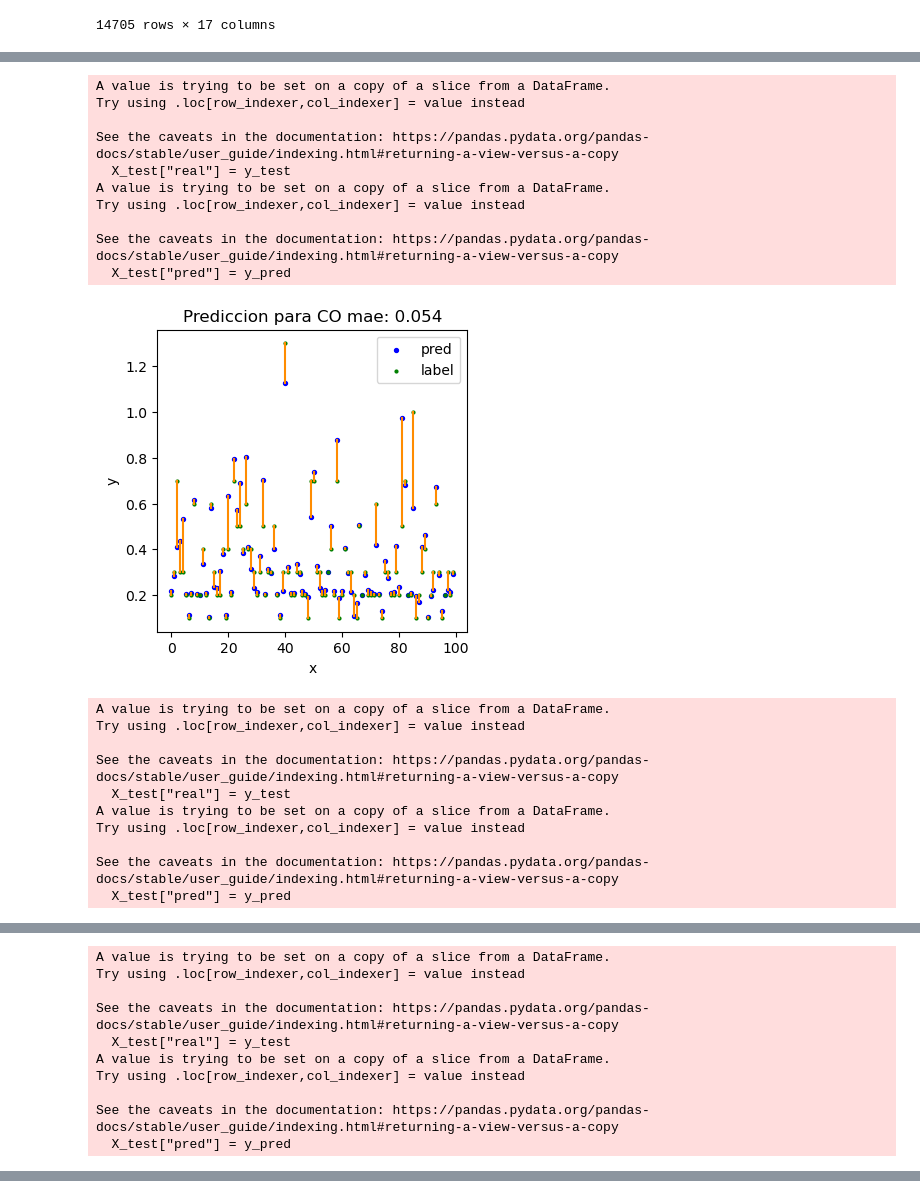
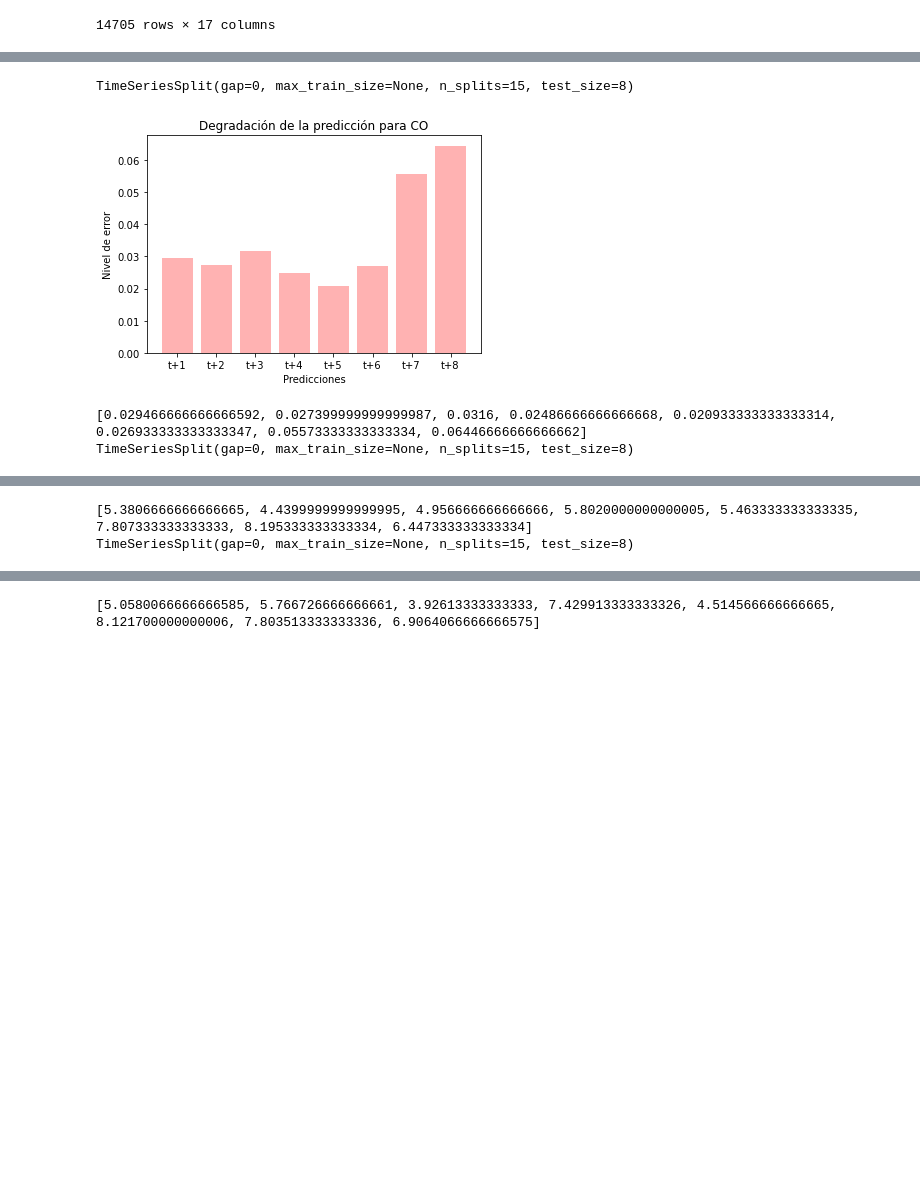
Before and after one commit to albercol/TFG, a Jupyter notebook: Fase3/RandomForest/RandomForestRegressorHoraAnterior.ipynb, the cells around one changed output, grey strips where cells are left out. Drawn from its saved outputs; the diff is of its cells as text; code cells hidden in the pictures; blank space fills up the shorter version.

```diff
--- a/Fase3/RandomForest/RandomForestRegressorHoraAnterior.ipynb
+++ b/Fase3/RandomForest/RandomForestRegressorHoraAnterior.ipynb
@@ -294,7 +303,7 @@ FESTIVO
 columName = index.columns.values
 
 #Seleccionamos las horas que queremos retrasar
-horasRetraso = 10
+horasRetraso = 8
 data_series = series_to_supervised(index, horasRetraso, 0, True, columName)
 data_series
 # %% [output]
@@ -346,30 +363,19 @@ Index(['CO(t-10)', 'NO2(t-10)', 'PM2.5(t-10)', 'O3(t-10)',
 # %%
 colContaminantes = ["CO","NO2", "PM2.5", "O3"]
+
+
 for i in range(len(colContaminantes)) :
+    maes = []
     df2 = data_series.copy()
     #Se ha añadido la prediccion de la hora anterior
     df2[colContaminantes[i]] = index2[colContaminantes[i]]
-    df_test = get_MAE(df2,colContaminantes[i], nColumns)
-    data_series = data_series.drop(colContaminantes[i], axis=1)
+    test, pred = split_test(df2, colContaminantes[i], nColumns.values, horasRetraso, False)
+
+    maes=[mean_absolute_error(test[j],pred[j]) for j in range(horasRetraso)]
+    printGrafError(test, pred, colContaminantes[i],horasRetraso)
+    print(maes)
 # %% [output]
-A value is trying to be set on a copy of a slice from a DataFrame.
-Try using .loc[row_indexer,col_indexer] = value instead
-
-See the caveats in the documentation: https://pandas.pydata.org/pandas-docs/stable/user_guide/indexing.html#returning-a-view-versus-a-copy
-  X_test["real"] = y_test
-A value is trying to be set on a copy of a slice from a DataFrame.
-Try using .loc[row_indexer,col_indexer] = value instead
-
-See the caveats in the documentation: https://pandas.pydata.org/pandas-docs/stable/user_guide/indexing.html#returning-a-view-versus-a-copy
-  X_test["pred"] = y_pred
+TimeSeriesSplit(gap=0, max_train_size=None, n_splits=15, test_size=8)
-[figure, old version]
+[figure, new version]
-A value is trying to be set on a copy of a slice from a DataFrame.
-Try using .loc[row_indexer,col_indexer] = value instead
-
-See the caveats in the documentation: https://pandas.pydata.org/pandas-docs/stable/user_guide/indexing.html#returning-a-view-versus-a-copy
-  X_test["real"] = y_test
-A value is trying to be set on a copy of a slice from a DataFrame.
-Try using .loc[row_indexer,col_indexer] = value instead
-
-See the caveats in the documentation: https://pandas.pydata.org/pandas-docs/stable/user_guide/indexing.html#returning-a-view-versus-a-copy
-  X_test["pred"] = y_pred
+[0.029466666666666592, 0.027399999999999987, 0.0316, 0.02486666666666668, 0.020933333333333314, 0.026933333333333347, 0.05573333333333334, 0.06446666666666662]
+TimeSeriesSplit(gap=0, max_train_size=None, n_splits=15, test_size=8)
@@ -377,10 +383,2 @@ See the caveats in the documentation: https://pandas.pydata.org/pandas-docs/stab
-A value is trying to be set on a copy of a slice from a DataFrame.
-Try using .loc[row_indexer,col_indexer] = value instead
-
-See the caveats in the documentation: https://pandas.pydata.org/pandas-docs/stable/user_guide/indexing.html#returning-a-view-versus-a-copy
-  X_test["real"] = y_test
-A value is trying to be set on a copy of a slice from a DataFrame.
-Try using .loc[row_indexer,col_indexer] = value instead
-
-See the caveats in the documentation: https://pandas.pydata.org/pandas-docs/stable/user_guide/indexing.html#returning-a-view-versus-a-copy
-  X_test["pred"] = y_pred
+[5.3806666666666665, 4.4399999999999995, 4.956666666666666, 5.8020000000000005, 5.463333333333335, 7.807333333333333, 8.195333333333334, 6.447333333333334]
+TimeSeriesSplit(gap=0, max_train_size=None, n_splits=15, test_size=8)
@@ -398,0 +389 @@ See the caveats in the documentation: https://pandas.pydata.org/pandas-docs/stab
+[5.0580066666666585, 5.766726666666661, 3.92613333333333, 7.429913333333326, 4.514566666666665, 8.121700000000006, 7.803513333333336, 6.9064066666666575]
```
Also changed, not shown: parts of 6 cells of this notebook, 1 other file.
